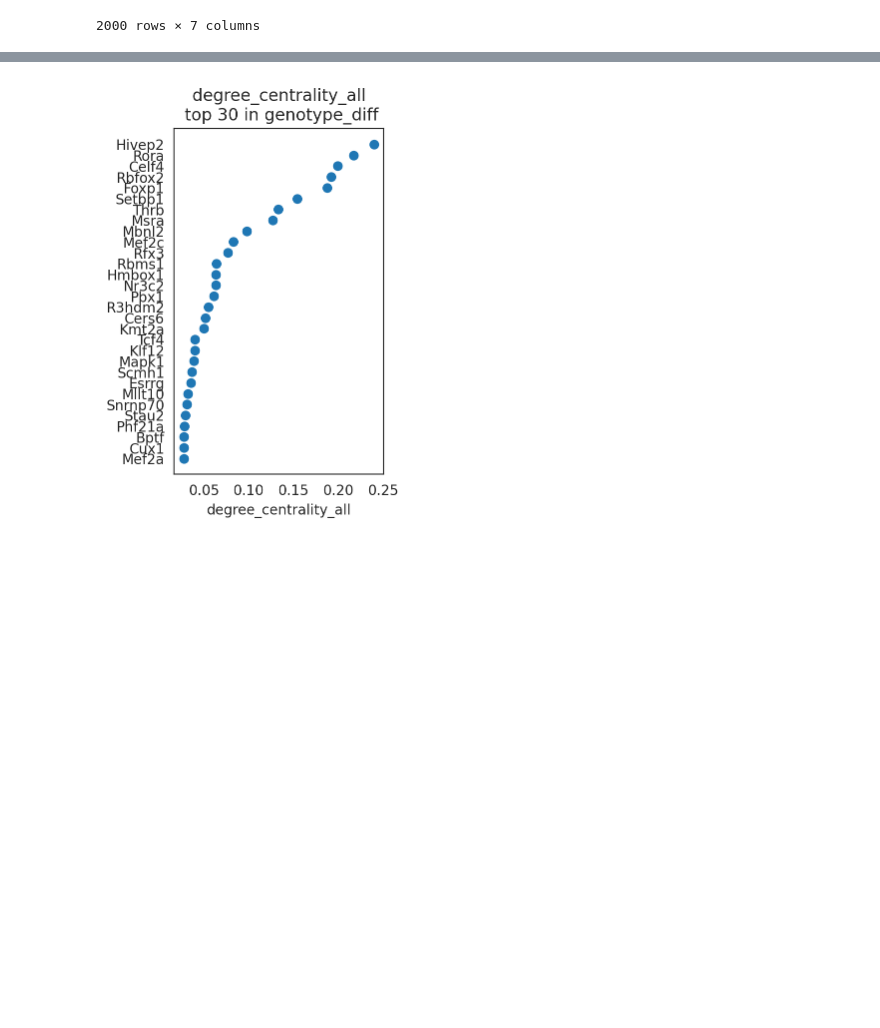
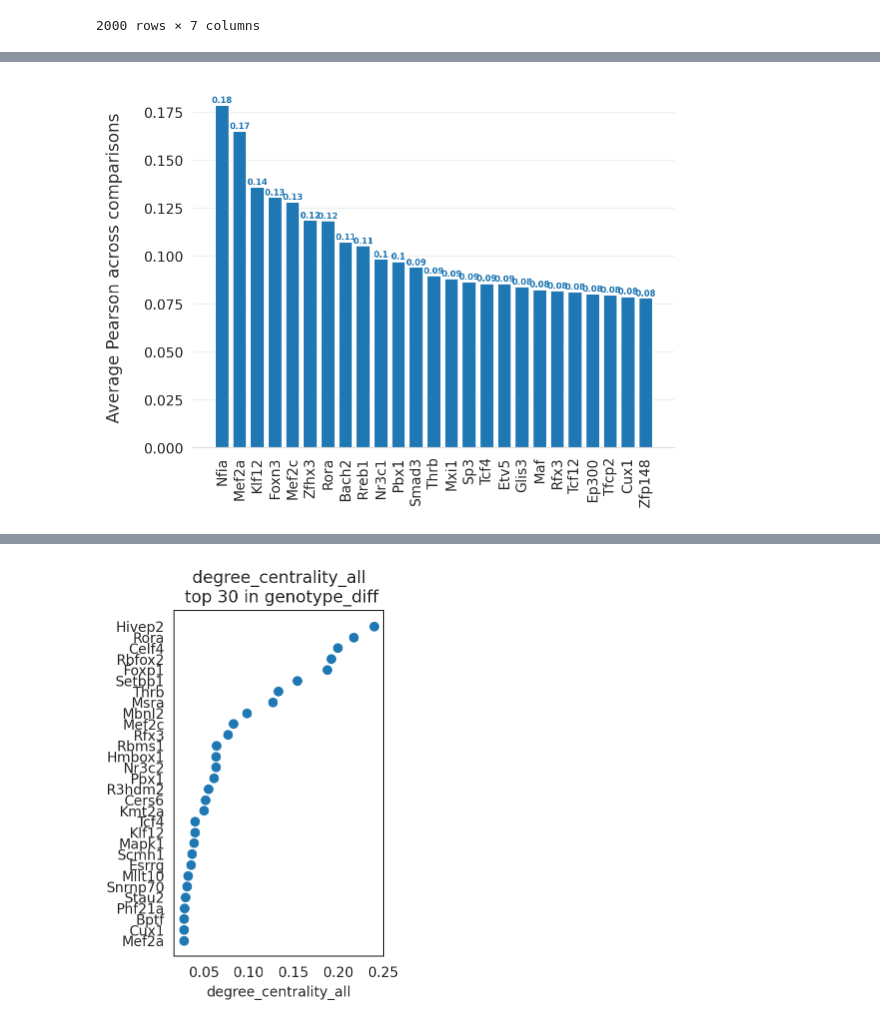
Before and after one commit to IGVF-UCSD/topic_grn_links, a Jupyter notebook: eval/network_topology/bin/igvf_b01_LeftCortex/adj_list_evals.ipynb, the cells around one changed output, grey strips where cells are left out. Saved outputs shown, nothing was run; the diff lists cells and outputs as text; code cells hidden in the pictures; blank space fills up the shorter version.

```diff
--- a/eval/network_topology/bin/igvf_b01_LeftCortex/adj_list_evals.ipynb
+++ b/eval/network_topology/bin/igvf_b01_LeftCortex/adj_list_evals.ipynb
@@ -490,0 +481,9 @@ for name, df in links.filtered_links.items():
+# %%
+weighted_directed_mtx_dict = {}
+bin_directed_mtx_dict = {}
+for i, key in tqdm(enumerate(links.filtered_links.keys()), total=len(links.filtered_links.keys())):
+    print(key)
+    weighted_directed_mtx_dict[key] = links_to_adj_mtx(links.filtered_links[key], adj_genes=unique_genes, weight="coef_abs", edge_type="directed")
+    bin_directed_mtx_dict[key] = binarize_adj_mtx(weighted_directed_mtx_dict[key], threshold=0.0)
+    #if i == 5:
+    #    break
@@ -490,0 +508,7 @@ for name, df in links.filtered_links.items():
+# %%
+weighted_undirected_mtx_dict = {}
+bin_undirected_mtx_dict = {}
+for i, key in tqdm(enumerate(links.filtered_links.keys()), total=len(links.filtered_links.keys())):
+    print(key)
+    weighted_undirected_mtx_dict[key] = links_to_adj_mtx(links.filtered_links[key], adj_genes=unique_genes, weight="coef_abs", edge_type="undirected")
+    bin_undirected_mtx_dict[key] = binarize_adj_mtx(weighted_undirected_mtx_dict[key], threshold=0.0)
@@ -490,0 +656,47 @@ for name, df in links.filtered_links.items():
+# %%
+top25_concordant_genes = pd.DataFrame(weighted_directed_corr_dict).fillna(0).mean(axis=1).sort_values(ascending=False).head(25)
+# %%
+fig, ax = plt.subplots()
+
+# Save the chart so we can loop through the bars below.
+bars = ax.bar(
+    x=top25_concordant_genes.index,
+    height=top25_concordant_genes.values,
+)
+
+# Axis formatting.
+ax.spines['top'].set_visible(False)
+ax.spines['right'].set_visible(False)
+ax.spines['left'].set_visible(False)
+ax.spines['bottom'].set_color('#DDDDDD')
+ax.tick_params(bottom=False, left=False)
+ax.set_axisbelow(True)
+ax.yaxis.grid(True, color='#EEEEEE')
+ax.xaxis.grid(False)
+
+# Grab the color of the bars so we can make the
+# text the same color.
+bar_color = bars[0].get_facecolor()
+
+# Add text annotations to the top of the bars.
+# Note, you'll have to adjust this slightly (the 0.3)
+# with different data.
+for bar in bars:
+  ax.text(
+      bar.get_x() + bar.get_width() / 2,
+      bar.get_height() + 0.001,
+      round(bar.get_height(), 2),
+      fontsize=6,
+      horizontalalignment='center',
+      color=bar_color,
+      weight='bold'
+  )
+
+#rotate xticklabels
+plt.xticks(rotation=90)
+
+# xlabel is average pearson correlation across comparisons
+ax.set_ylabel('Average Pearson across comparisons', labelpad=15, color='#333333', fontsize=12)
+fig.tight_layout()
+# %% [output]
+[figure, added]
```
Also changed, not shown: parts of 96 cells of this notebook, 1 other file.
